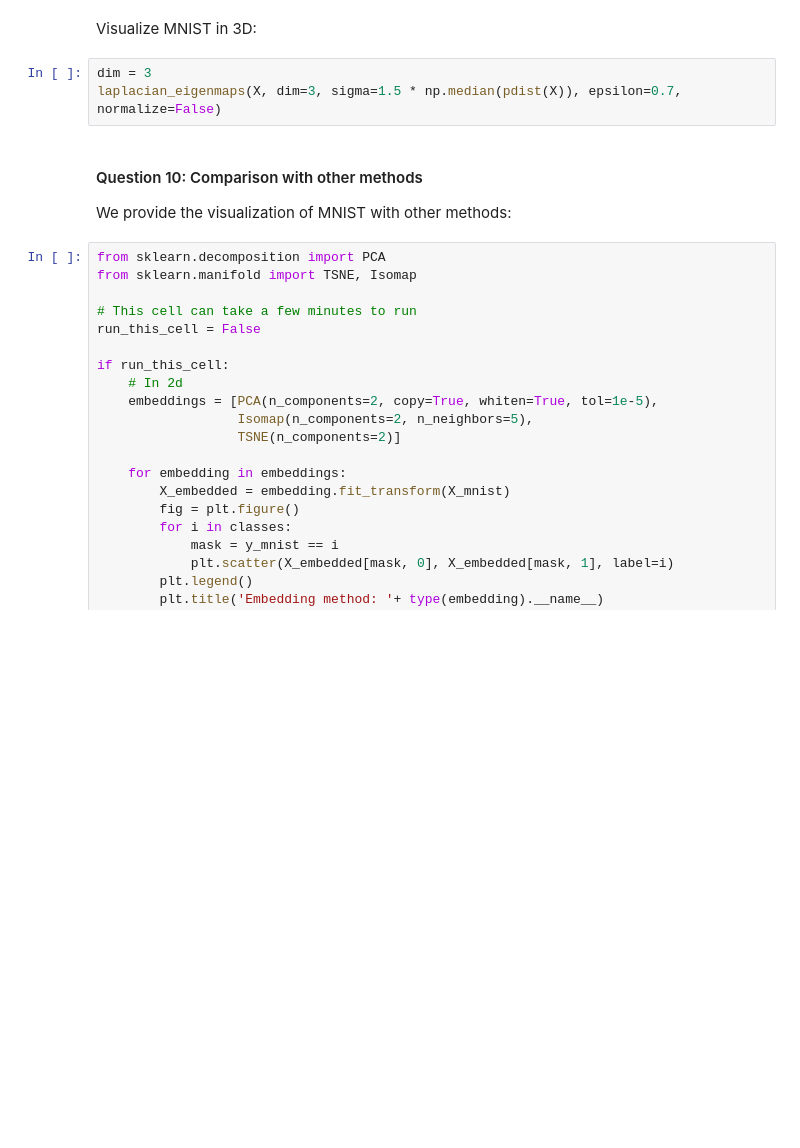
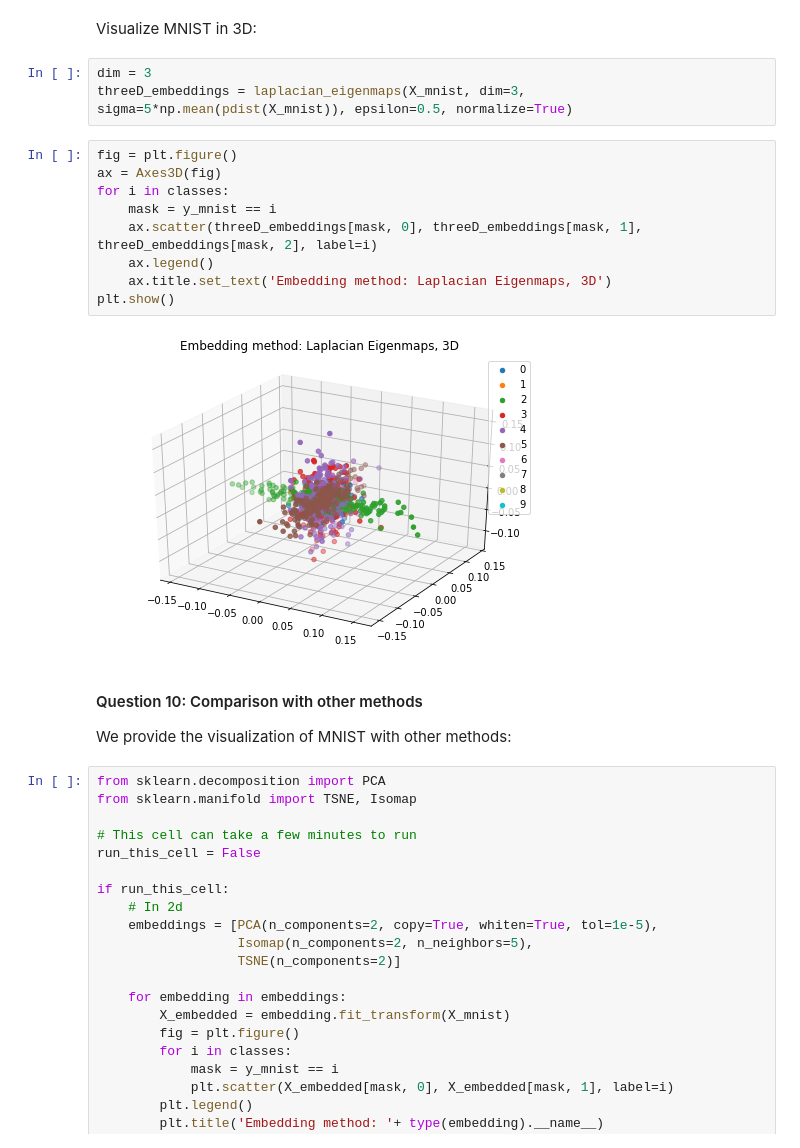
Before and after one commit to aaag97/ntds-projects, a Jupyter notebook: Assignment 2/2_learning_with_graphs-andre.ipynb, the cells around one changed output. Cells and saved outputs as stored; diff of their text form; blank space fills up the shorter version.

```diff
--- a/Assignment 2/2_learning_with_graphs-andre.ipynb
+++ b/Assignment 2/2_learning_with_graphs-andre.ipynb
@@ -383,7 +384,18 @@ array([[ 0.01773082,  0.01405247],
 Visualize MNIST in 3D:
 # %%
 dim = 3
-laplacian_eigenmaps(X, dim=3, sigma=1.5 * np.median(pdist(X)), epsilon=0.7, normalize=False)
+threeD_embeddings = laplacian_eigenmaps(X_mnist, dim=3, sigma=5*np.mean(pdist(X_mnist)), epsilon=0.5, normalize=True)
+# %%
+fig = plt.figure()
+ax = Axes3D(fig)
+for i in classes:
+    mask = y_mnist == i
+    ax.scatter(threeD_embeddings[mask, 0], threeD_embeddings[mask, 1], threeD_embeddings[mask, 2], label=i)
+    ax.legend()
+    ax.title.set_text('Embedding method: Laplacian Eigenmaps, 3D')
+plt.show()
+# %% [output]
+[figure, added]
 # %% [markdown]
 #### Question 10: Comparison with other methods
 We provide the visualization of MNIST with other methods:
```
Also changed, not shown: parts of 12 cells of this notebook.
